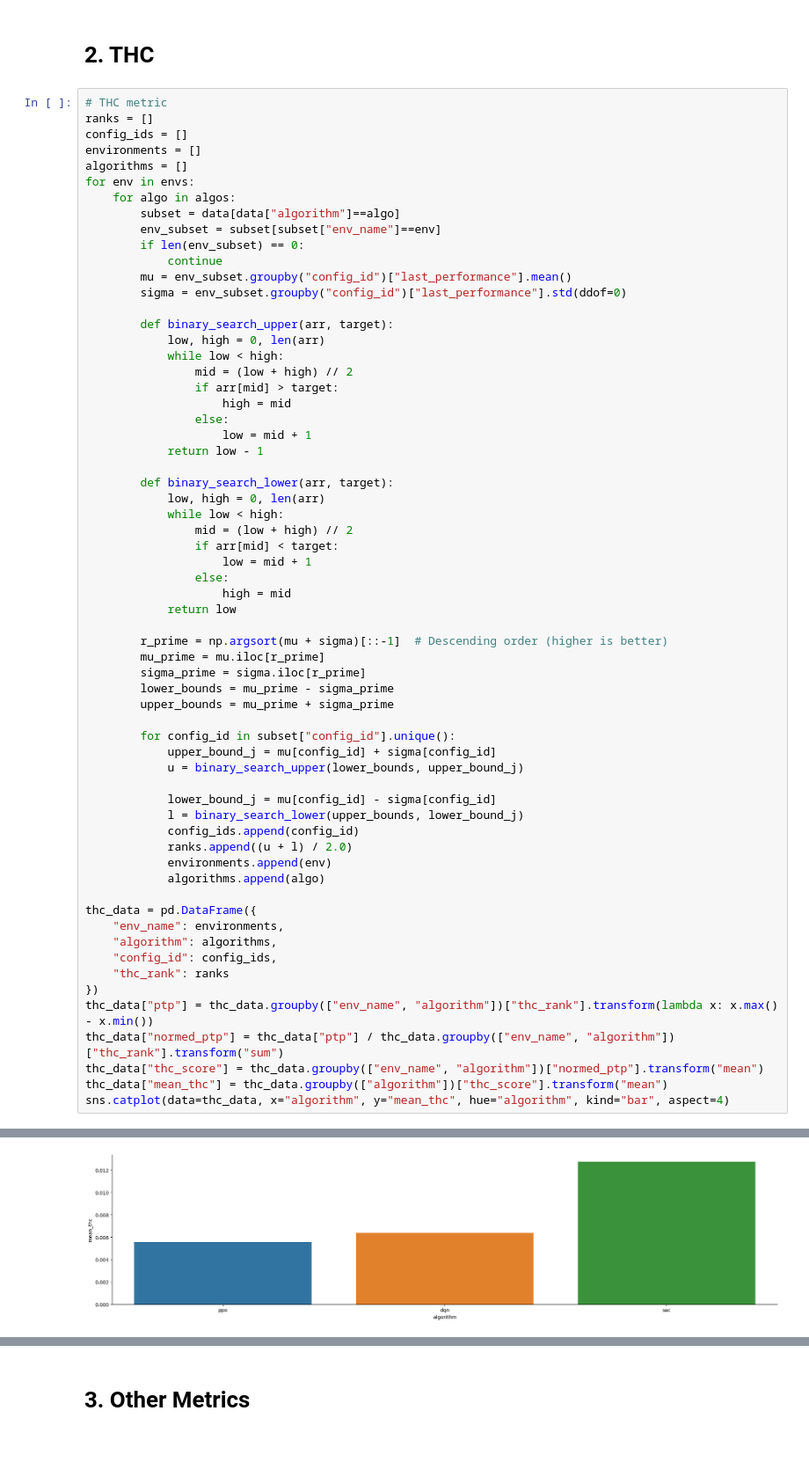
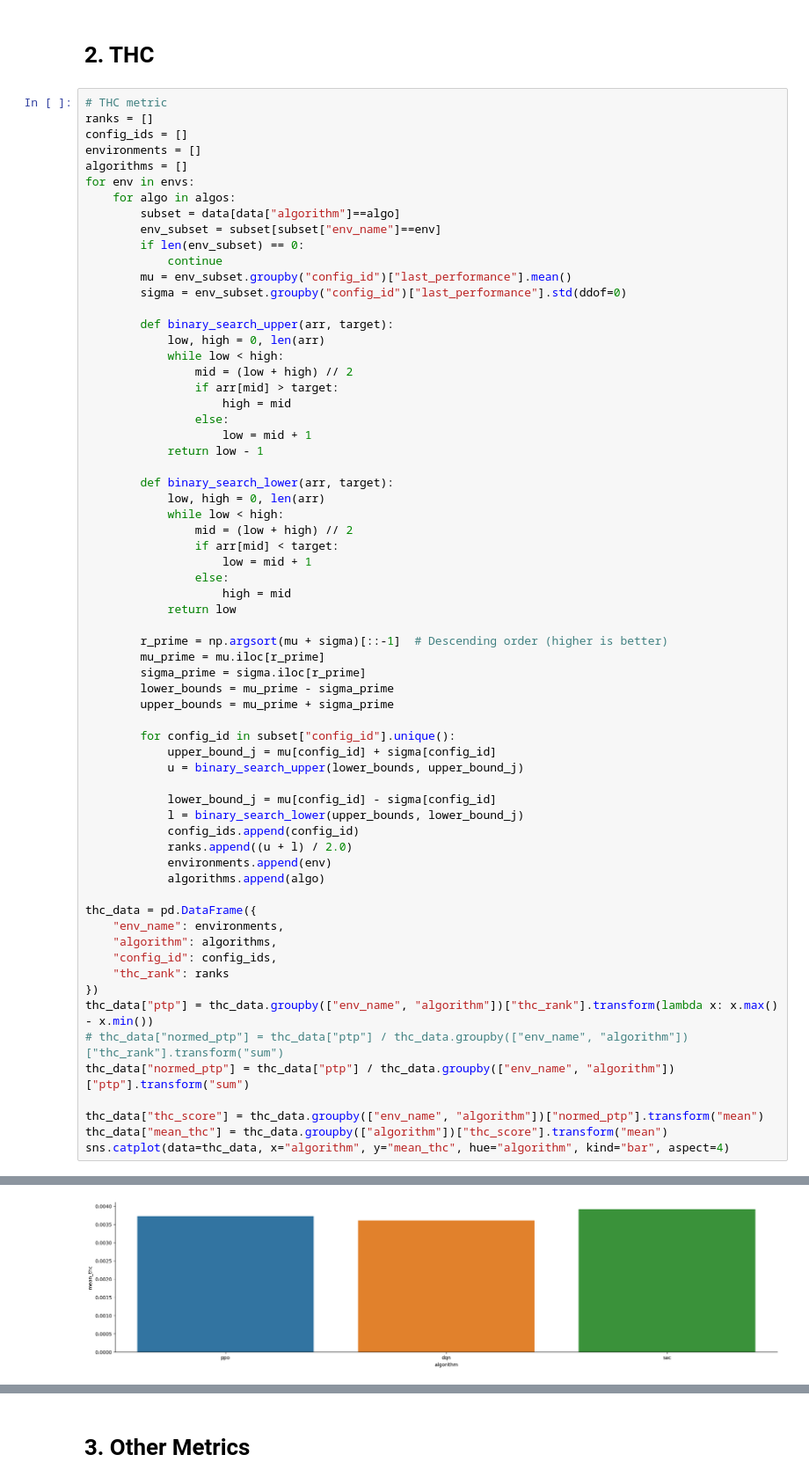
Before and after one commit to JFKleuker/arlbench_data_analysis, a Jupyter notebook: evals/02_AlgConsistency/Cross_env.ipynb, the cells around one changed output, grey strips where cells are left out. Shown at 88% size. Saved outputs shown, nothing was run; the diff lists cells and outputs as text; blank space fills up the shorter version.

```diff
--- a/evals/02_AlgConsistency/Cross_env.ipynb
+++ b/evals/02_AlgConsistency/Cross_env.ipynb
@@ -81,32 +91,34 @@ for env in envs:
 
         r_prime = np.argsort(mu + sigma)[::-1]  # Descending order (higher is better)
         mu_prime = mu.iloc[r_prime]
         sigma_prime = sigma.iloc[r_prime]
         lower_bounds = mu_prime - sigma_prime
         upper_bounds = mu_prime + sigma_prime
 
         for config_id in subset["config_id"].unique():
             upper_bound_j = mu[config_id] + sigma[config_id]
             u = binary_search_upper(lower_bounds, upper_bound_j)
 
             lower_bound_j = mu[config_id] - sigma[config_id]
             l = binary_search_lower(upper_bounds, lower_bound_j)
             config_ids.append(config_id)
             ranks.append((u + l) / 2.0)
             environments.append(env)
             algorithms.append(algo)
 
 thc_data = pd.DataFrame({
     "env_name": environments,
     "algorithm": algorithms,
     "config_id": config_ids,
     "thc_rank": ranks
 })
 thc_data["ptp"] = thc_data.groupby(["env_name", "algorithm"])["thc_rank"].transform(lambda x: x.max() - x.min())
-thc_data["normed_ptp"] = thc_data["ptp"] / thc_data.groupby(["env_name", "algorithm"])["thc_rank"].transform("sum")
+# thc_data["normed_ptp"] = thc_data["ptp"] / thc_data.groupby(["env_name", "algorithm"])["thc_rank"].transform("sum")
+thc_data["normed_ptp"] = thc_data["ptp"] / thc_data.groupby(["env_name", "algorithm"])["ptp"].transform("sum")
+
 thc_data["thc_score"] = thc_data.groupby(["env_name", "algorithm"])["normed_ptp"].transform("mean")
 thc_data["mean_thc"] = thc_data.groupby(["algorithm"])["thc_score"].transform("mean")
 sns.catplot(data=thc_data, x="algorithm", y="mean_thc", hue="algorithm", kind="bar", aspect=4)
 # %% [output]
 <seaborn.axisgrid.FacetGrid at 0x...>
-[figure, old version]
+[figure, new version]
```
Also changed, not shown: parts of 2 cells of this notebook, 5 other files.
